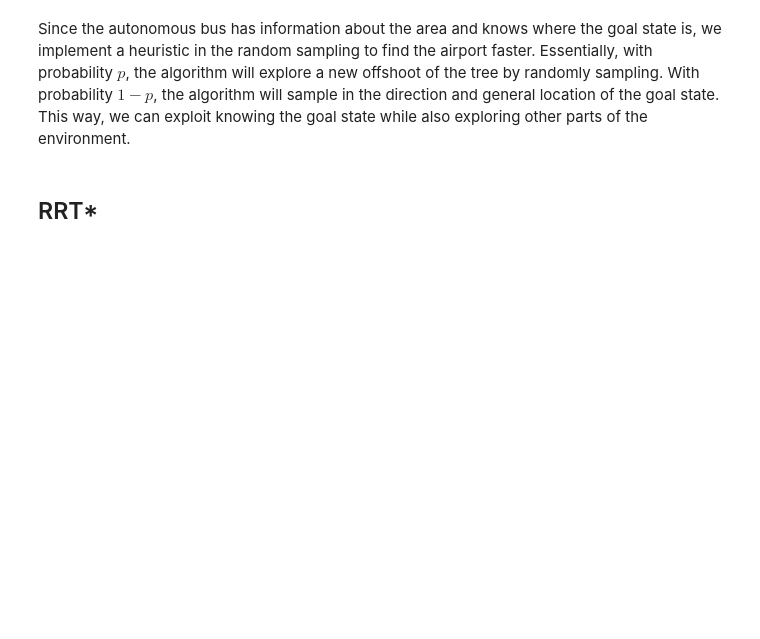
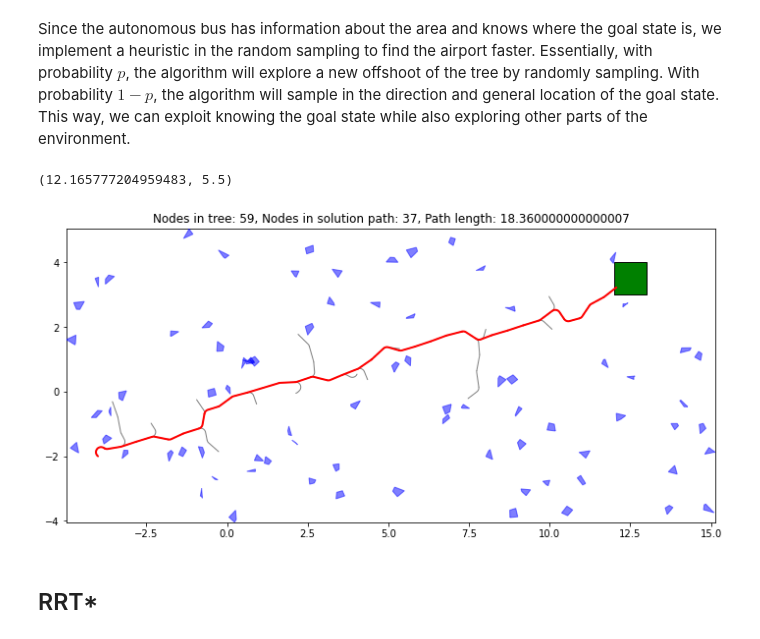
Before and after one commit to ersolog/6.877-16.413, a Jupyter notebook: code.ipynb, the cells around one changed output. Cells and saved outputs as stored; diff of their text form; code cells hidden in the pictures; blank space fills up the shorter version.

Commit message:
rrt and goal directed sampling working

```diff
--- a/code.ipynb
+++ b/code.ipynb
@@ -308,13 +309,26 @@ path = rrt(bounds, roadmap_env, start, radius, goal_region, uninformed_sample, s
 # %% [markdown]
 Since the autonomous bus has information about the area and knows where the goal state is, we implement a heuristic in the random sampling to find the airport faster. Essentially, with probability $p$, the algorithm will explore a new offshoot of the tree by randomly sampling. With probability $1-p$, the algorithm will sample in the direction and general location of the goal state. This way, we can exploit knowing the goal state while also exploring other parts of the environment.
 # %%
-def RRT_goal_directed():
-    p = 0.7 # p = 1 would be the same as the normal RRT implemented above
-
-    if random() > p:
-        # Algorithm samples towards the goal
+def RRT_goal_directed(bounds, end_region, turning_radius, p=0.7):
+    # p = 1 would be the same as the normal RRT implemented above
+    if random.random() > p:
+        # Algorithm samples in the goal
+        minx, miny, maxx, maxy = end_region.bounds
+        rand_pt = (random.uniform(minx, maxx),
+                    random.uniform(miny, maxy),
+                    random.uniform(0, turning_radius * 180/np.pi))
     else:
-        # Standard RRR
+        # Standard RRT
+        rand_pt = (random.uniform(bounds[0], bounds[2]),
+               random.uniform(bounds[1], bounds[3]),
+               random.uniform(0, turning_radius * 180/np.pi))
+    return rand_pt
+# %%
+goal_directed_path = rrt(bounds, roadmap_env, start, radius, goal_region, RRT_goal_directed,
+                         step_size=0.01, turning_radius = np.pi/20, d=0.5)
+# %% [output]
+(12.165777204959483, 5.5)
+[figure, added]
 # %% [markdown]
 ## RRT*
 # %% [markdown]
```
Also changed, not shown: parts of 6 cells of this notebook.
